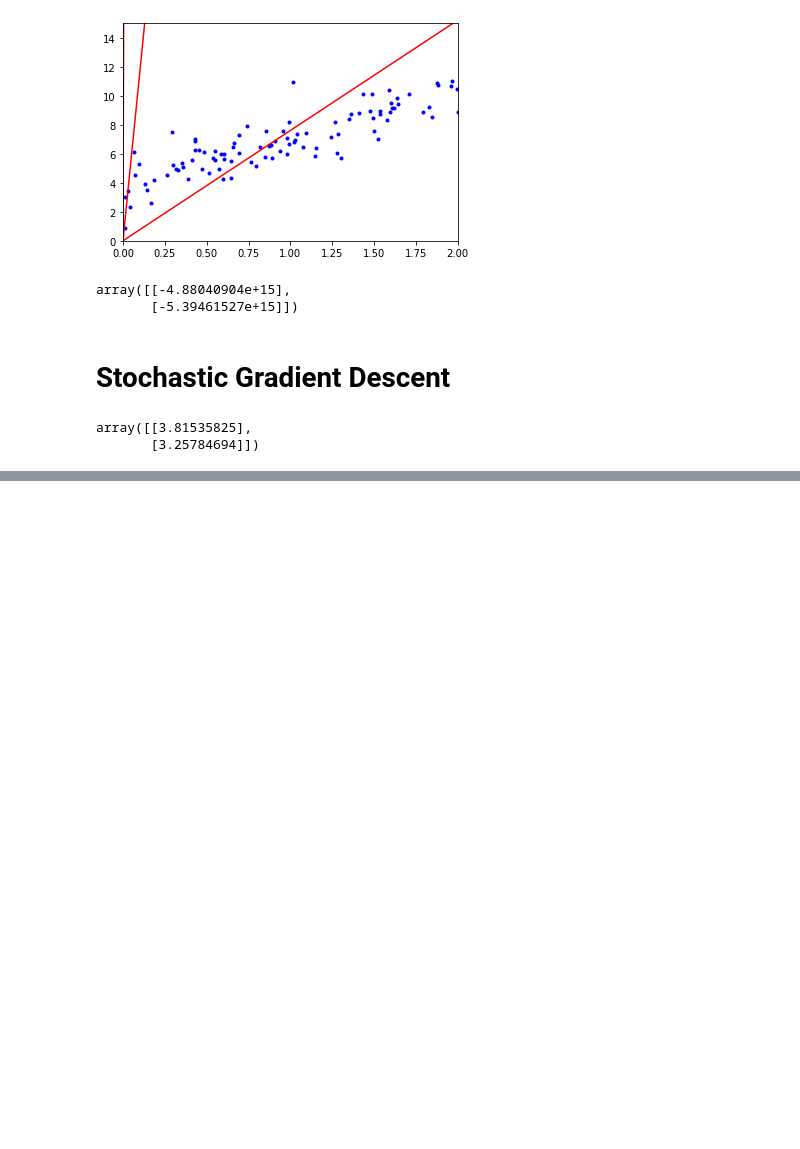
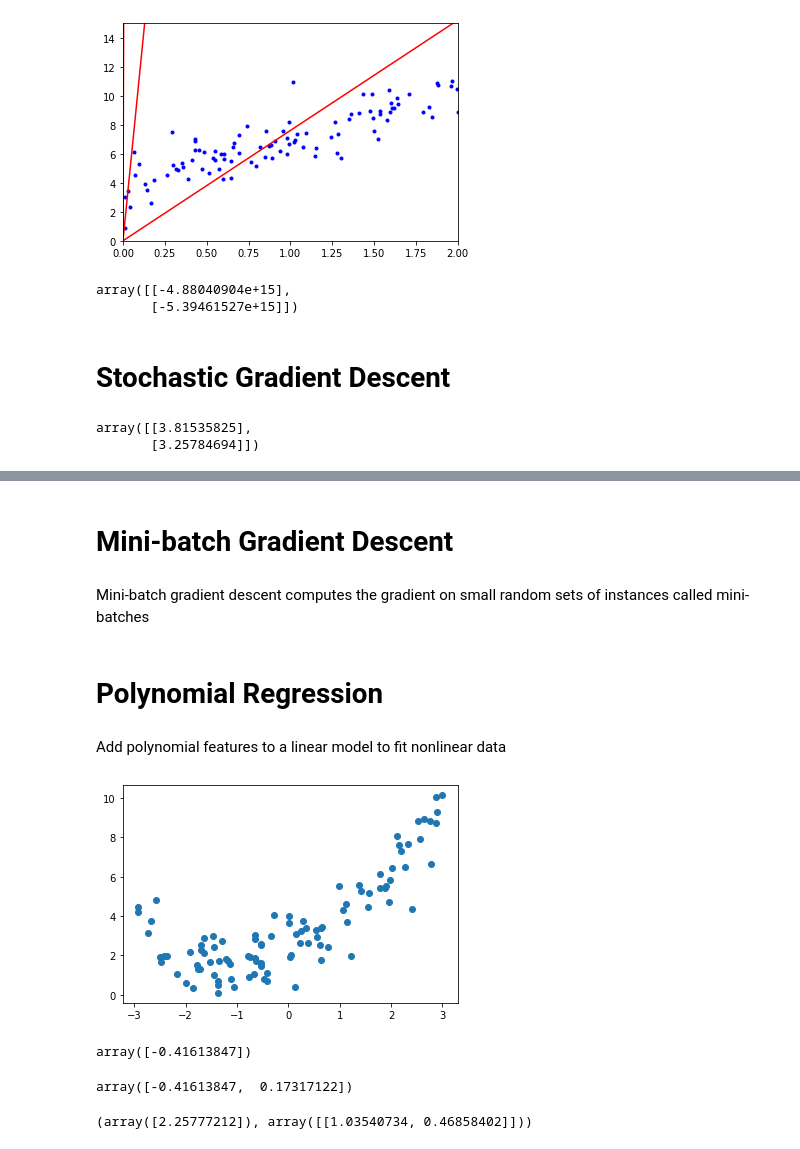
Before and after one commit to sherwinvarkiani/MachineLearning, a Jupyter notebook: Training Models.ipynb, the cells around one changed output, grey strips where cells are left out. Saved outputs shown, nothing was run; the diff lists cells and outputs as text; code cells hidden in the pictures; blank space fills up the shorter version.

Commit message:
Worked on training models

```diff
--- a/Training Models.ipynb
+++ b/Training Models.ipynb
@@ -153,0 +170,36 @@ array([[3.81535825],
+# %% [markdown]
+# Mini-batch Gradient Descent
+# %% [markdown]
+Mini-batch gradient descent computes the gradient on small random sets of instances called mini-batches
+# %% [markdown]
+# Polynomial Regression
+# %% [markdown]
+Add polynomial features to a linear model to fit nonlinear data
+# %%
+# generate some nonlinear data
+m = 100
+X = 6 * np.random.rand(m, 1) - 3
+y = 0.5 * X**2 + X + 2 + np.random.randn(m, 1)
+# %%
+plt.scatter(X, y)
+plt.show()
+# %% [output]
+[figure, added]
+# %%
+# Add a square of each feature in the training set as a new feature
+from sklearn.preprocessing import PolynomialFeatures
+poly_features = PolynomialFeatures(degree=2, include_bias=False)
+X_poly = poly_features.fit_transform(X)
+X[0]
+# %% [output]
+array([-0.41613847])
+# %%
+X_poly[0]
+# %% [output]
+array([-0.41613847,  0.17317122])
+# %%
+lin_reg = LinearRegression()
+lin_reg.fit(X_poly, y)
+lin_reg.intercept_, lin_reg.coef_
+# %% [output]
+(array([2.25777212]), array([[1.03540734, 0.46858402]]))
```
Also changed, not shown: parts of 32 cells of this notebook.
